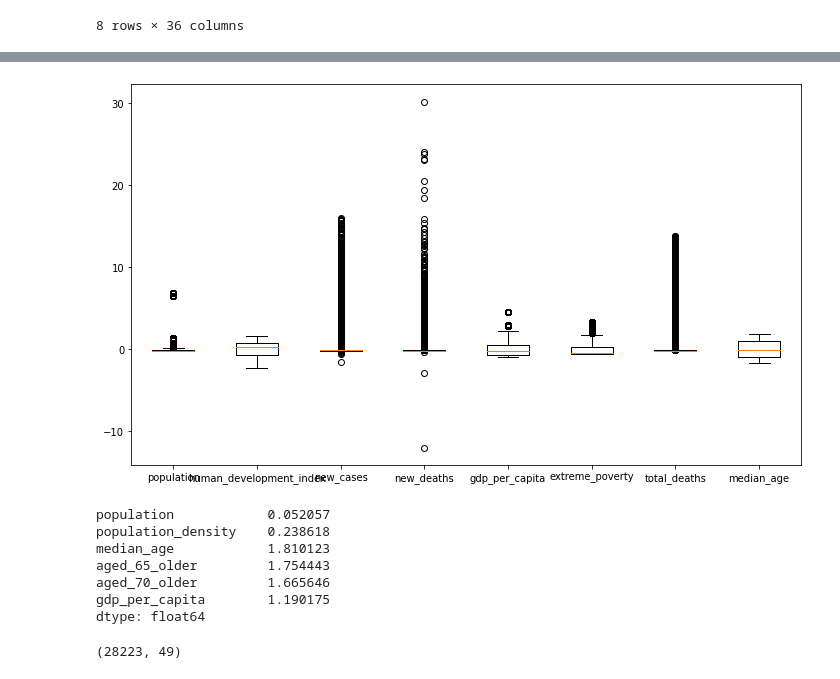
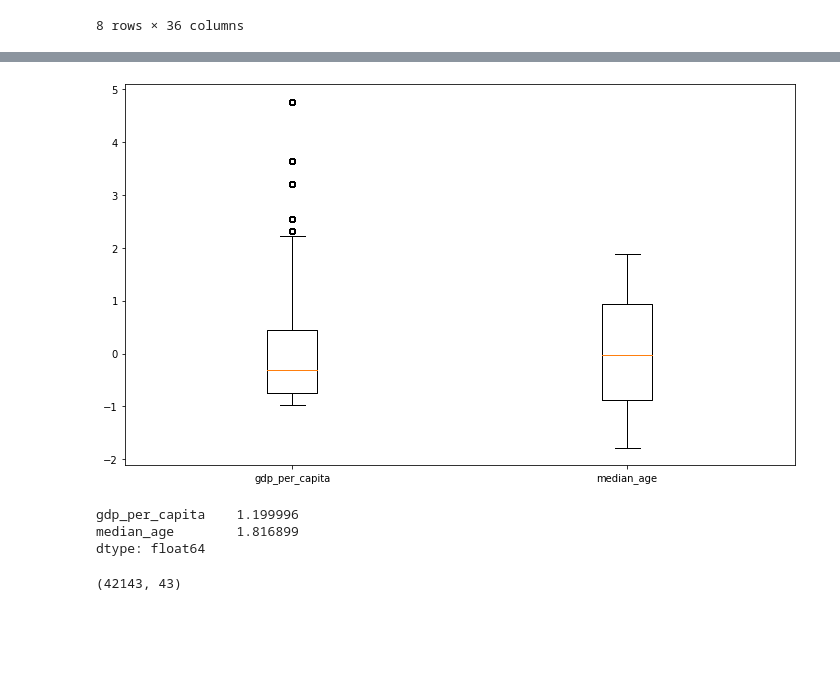
Before and after one commit to TrevorvU/Machine-Learning-Data, a Jupyter notebook: Untitled-1.ipynb, the cells around one changed output, grey strips where cells are left out. Cells and saved outputs as stored; diff of their text form; code cells hidden in the pictures; blank space fills up the shorter version.

```diff
--- a/Untitled-1.ipynb
+++ b/Untitled-1.ipynb
@@ -189,21 +192,22 @@ Index(['iso_code', 'continent', 'location', 'date', 'total_cases', 'new_cases',
        'life_expectancy', 'human_development_index'],
       dtype='object')
 # %%
-# df_cont = df[['new_tests', 'total_tests', 'tests_per_case', 'positive_rate', 'tests_units',
+# df_cont = df[['new_tests', 'total_tests', 'tests_per_case', 'positive_rate',
 # 'population', 'population_density', 'median_age', 'aged_65_older', 'aged_70_older', 'gdp_per_capita']]
-#DIT IS DE EERSTE TEST EN ALS ER GEEN INTERESSANTE BEVINDEINGEN UIT KOMEN DAN KOMT DE BOVENSTAANDE CONT VALUES ter
-#vergelijking of accurater of beter at het verspellen van
-df_cont = df[['population', 'human_development_index',
-'new_cases', 'new_deaths', 'gdp_per_capita', 'extreme_poverty', 'total_deaths', 'median_age']]
 
-df_cat = df[['continent', 'location', 'date']]
+# df_cont = df[['population', 'human_development_index',
+# 'new_cases', 'new_deaths', 'gdp_per_capita', 'extreme_poverty', 'total_deaths', 'median_age']]
+# df_cont2 = df[['new_deaths', 'gdp_per_capita']]
+df_cont = df[['gdp_per_capita', 'median_age']]
+
+# df_cat = df[['continent', 'location', 'date']]
 
 #onderzoeksvraag: Kunnen we GDP voorspellen aan de hand van median_age en new_deaths
 #ook kunnen verantwoorden waarom het tegenvalt mocht dat zo zijn
 #regressieprobleem - welke kan ik gebruiken regression forest
 #welke mean_squared_error of andere testmethodes - Rsquared - letten op wat ze uitleggen en is het algoritme goed
 #bij rquared - College 6 slide 19 Rsquared - College 4 alles over Regression
-df_cont_age =df[['median_age', 'aged_65_older', 'aged_70_older']] # Voor visualisatie #welke variable zijn er nog meer gebruikt kunnen worden
+# df_cont_age =df[['median_age', 'aged_65_older', 'aged_70_older']] # Voor visualisatie #welke variable zijn er nog meer gebruikt kunnen worden
 #new_deaths hebben in ieder geval geen correlatie
 # %%
 df_cont_remove_nan = df_cont.dropna()
@@ -231,6 +247,6 @@ plt.show()
 # %%
 #normalizeren dit doen we zodat alles dezelfde schaal krijgt
-df_cont_fillna_mean = (df_cont_remove_nan - df_cont_remove_nan.mean())/df_cont_remove_nan.std()
+df_cont_na_mean_normalized = (df_cont_remove_nan - df_cont_remove_nan.mean())/df_cont_remove_nan.std()
 
-df_cont_fillna_mean.head()
+df_cont_na_mean_normalized.head()
 # %% [output]
@@ -261,18 +274,18 @@ sns.pairplot(df_cont_fillna_mean) #this will take 6,5 minutes if you run this 28
 # %%
 fig, ax = plt.subplots(figsize=(12,7))
  #de oranje lijn geeft de mean aan
 ax.boxplot(
-    df_cont_fillna_mean.values,
-    labels = df_cont_fillna_mean.columns.values
+    df_cont_na_mean_normalized.values,
+    labels = df_cont_na_mean_normalized.columns.values
 )
 
 plt.show()
 # %% [output]
-[figure, old version]
+[figure, new version]
 # %%
-df_cont_fillna_mean.describe()
-Q1 = df_cont_fillna_mean.quantile(0.25)
-Q3 = df_cont_fillna_mean.quantile(0.75)
+df_cont_na_mean_normalized.describe()
+Q1 = df_cont_na_mean_normalized.quantile(0.25)
+Q3 = df_cont_na_mean_normalized.quantile(0.75)
 #De IQR methodes wordt gebruikt om outliers te verwijderen
 IQR = Q3 - Q1
 # print(IQR) #35:00
@@ -280,18 +293,14 @@ IQR = Q3 - Q1
 # IQR.shape
 IQR
 # %% [output]
-population            0.052057
-population_density    0.238618
-median_age            1.810123
-aged_65_older         1.754443
-aged_70_older         1.665646
-gdp_per_capita        1.190175
+gdp_per_capita    1.199996
+median_age        1.816899
 dtype: float64
 # %%
-df_final = pd.merge(df_cont_fillna_mean, df, left_index=True, right_index=True)
+df_final = pd.merge(df_cont_na_mean_normalized, df, left_index=True, right_index=True)
 df_final.shape
 # %% [output]
-(28223, 49)
+(42143, 43)
 # %%
 from sklearn import tree
 from sklearn.model_selection import train_test_split
```
Also changed, not shown: parts of 12 cells of this notebook, 8 other files.
